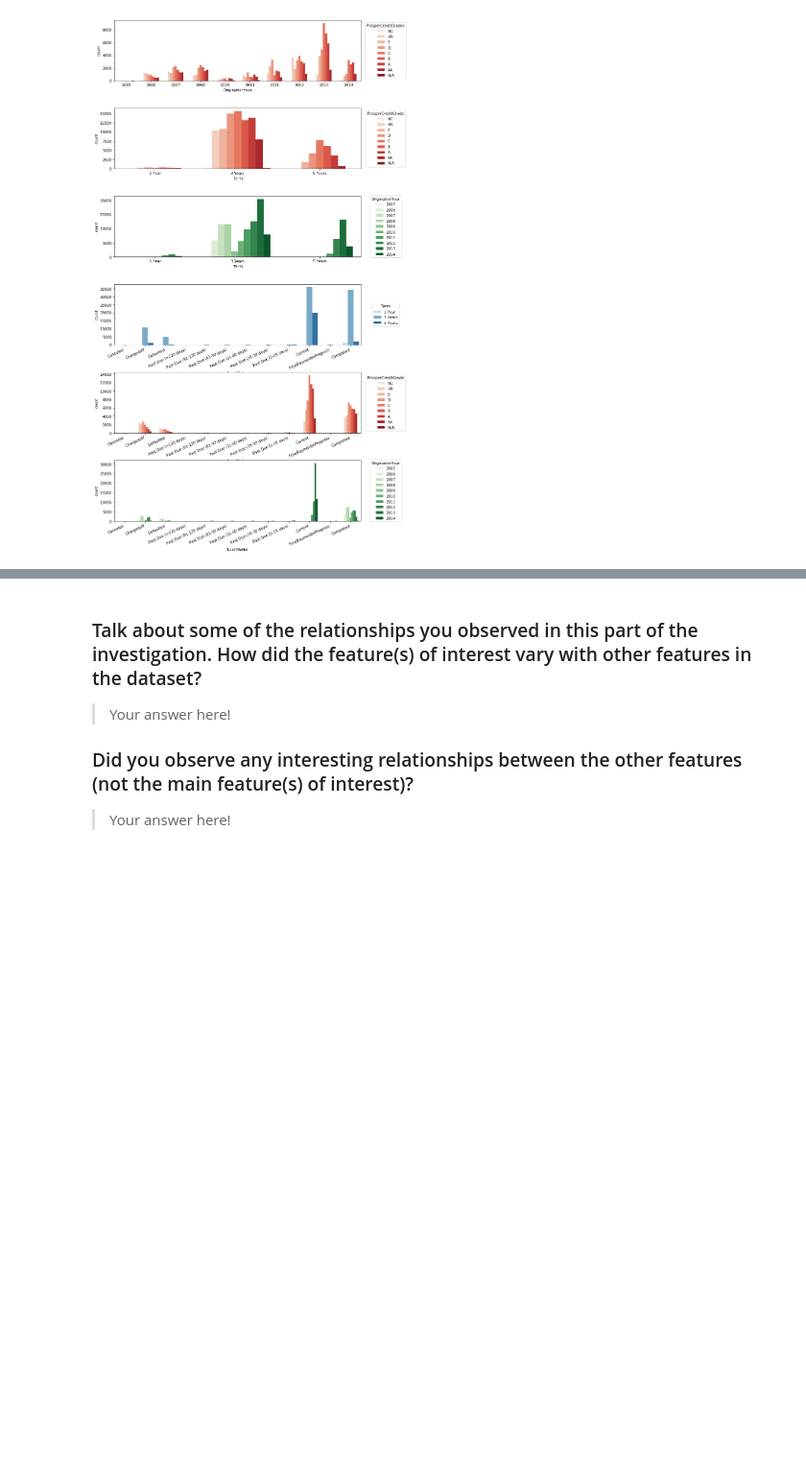
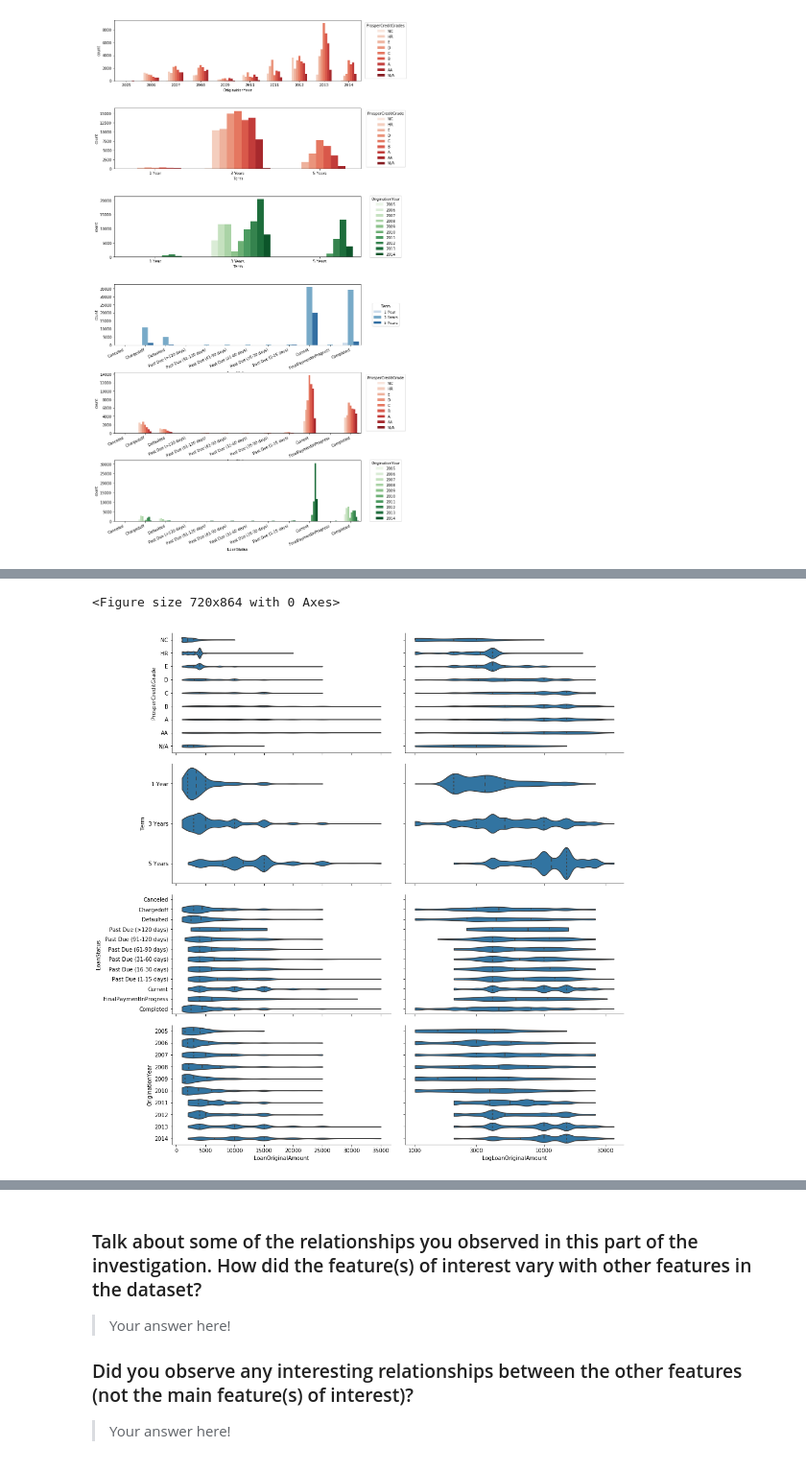
Before and after one commit to iRowebot/prosper_loans_visualizations, a Jupyter notebook: prosper_loans_data_visualization.ipynb, the cells around one changed output, grey strips where cells are left out. Shown at 96% size. Drawn from its saved outputs; the diff is of its cells as text; code cells hidden in the pictures; blank space fills up the shorter version.

```diff
--- a/prosper_loans_data_visualization.ipynb
+++ b/prosper_loans_data_visualization.ipynb
@@ -599,0 +651,17 @@ Now that I have a good idea of how these features relate to one another, there's
+# %%
+# Remove EmploymentStatus from categoric_vars
+categoric_vars.remove('EmploymentStatus')
+# %%
+x_labels = [0, 1000, 3000, 10000, 30000]
+
+plt.figure(figsize = [10, 12])
+g = sns.PairGrid(data=df,  x_vars=['LoanOriginalAmount', 'LogLoanOriginalAmount'], y_vars=categoric_vars,
+                 height=3.5, aspect=1.8)
+
+g.axes[3,1].set_xticks(np.log10(x_labels))
+g.axes[3,1].set_xticklabels(x_labels)
+
+g.map(sns.violinplot, inner='quartile', cut=0);
+# %% [output]
+<Figure size 720x864 with 0 Axes>
+[figure, added]
```
Also changed, not shown: parts of 8 cells of this notebook.
